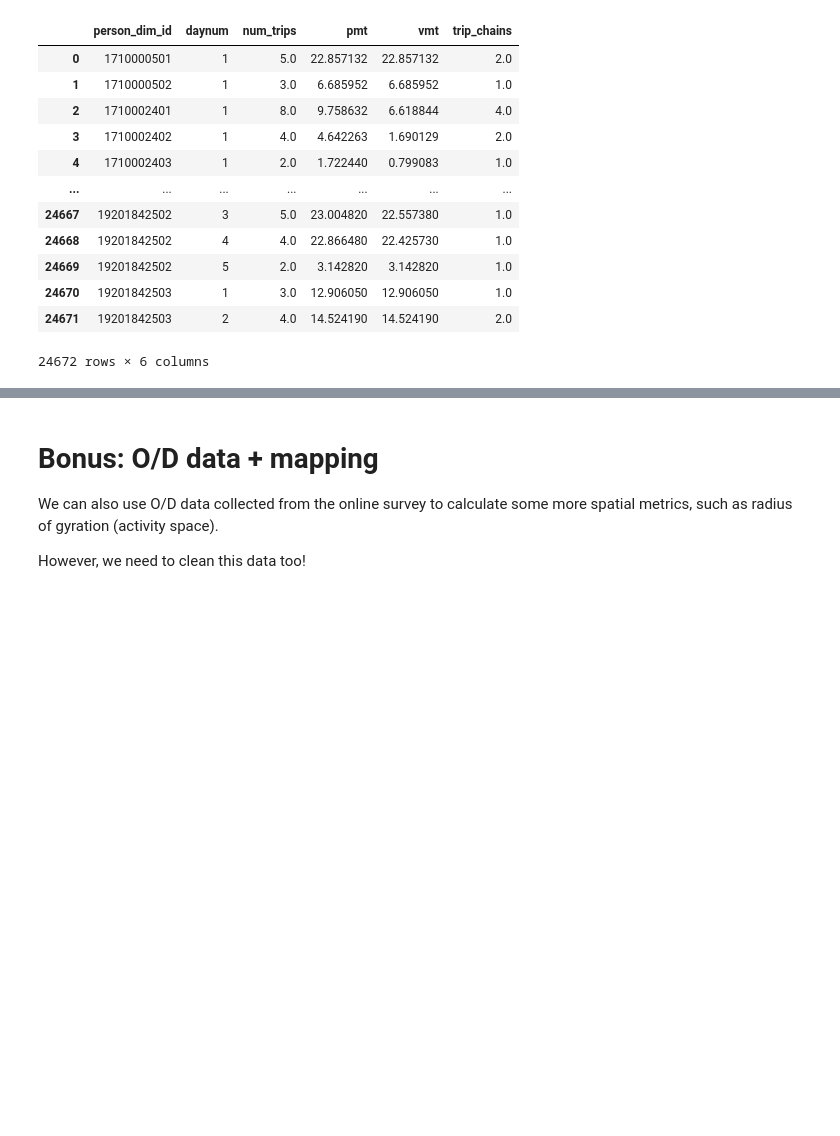
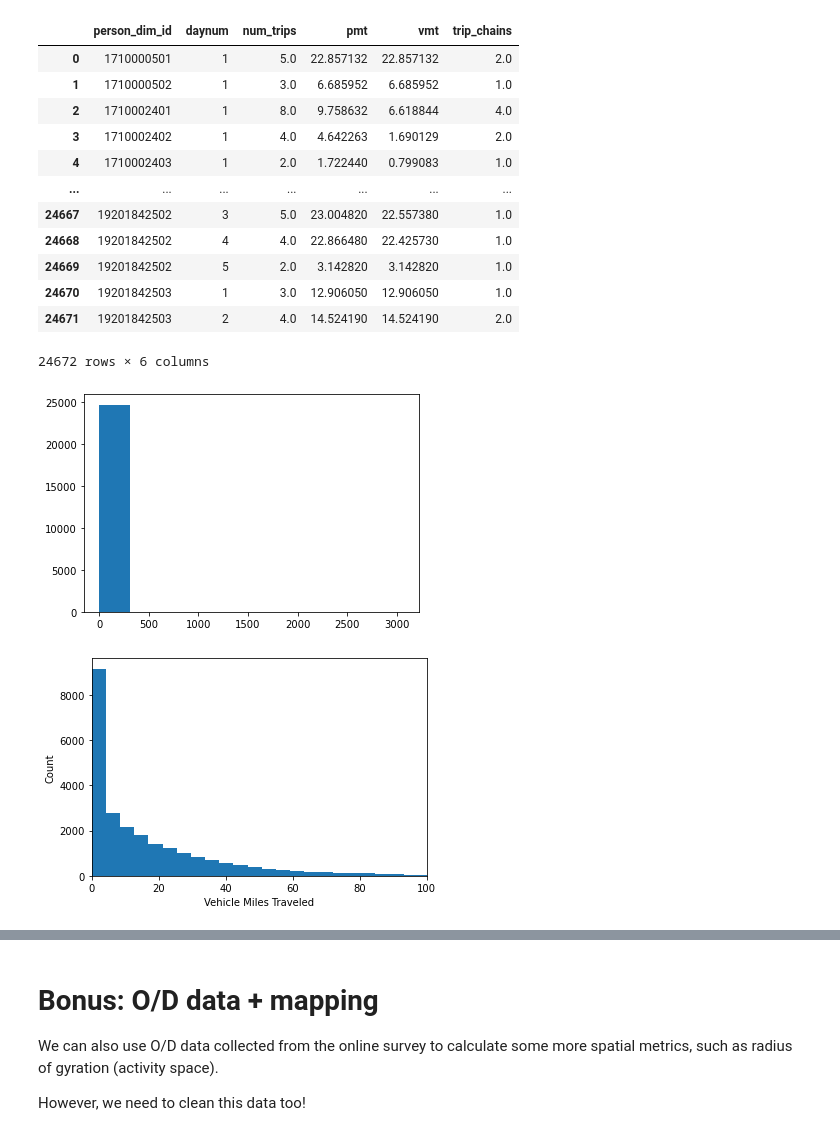
Before and after one commit to UW-THINKlab/hts-tutorial, a Jupyter notebook: psrc_hts_tutorial.ipynb, the cells around one changed output, grey strips where cells are left out. Drawn from its saved outputs; the diff is of its cells as text; code cells hidden in the pictures; blank space fills up the shorter version.

Commit message:
visuals

```diff
--- a/psrc_hts_tutorial.ipynb
+++ b/psrc_hts_tutorial.ipynb
@@ -352,3 +352,19 @@ person_day_df
 | 24670 | 19201842503 | 1 | 3.0 | 12.906050 | 12.906050 | 1.0 |
 | 24671 | 19201842503 | 2 | 4.0 | 14.524190 | 14.524190 | 2.0 |
 24672 rows × 6 columns
+# %%
+# visualize VMT-- let's not use weights here since it gets a little tricky since
+# we're at both the person and trip level
+plt.hist(person_day_df.vmt)
+plt.show()
+
+# still looks like there's an outlier...let's drop it
+person_day_df_clean = person_day_df[person_day_df.vmt < 500]
+plt.hist(person_day_df_clean.vmt, bins=100)
+plt.xlim(0, 100)
+plt.xlabel("Vehicle Miles Traveled")
+plt.ylabel("Count")
+plt.show()
+# %% [output]
+[figure, added]
+[figure, added]
```
Also changed, not shown: parts of 3 cells of this notebook.
